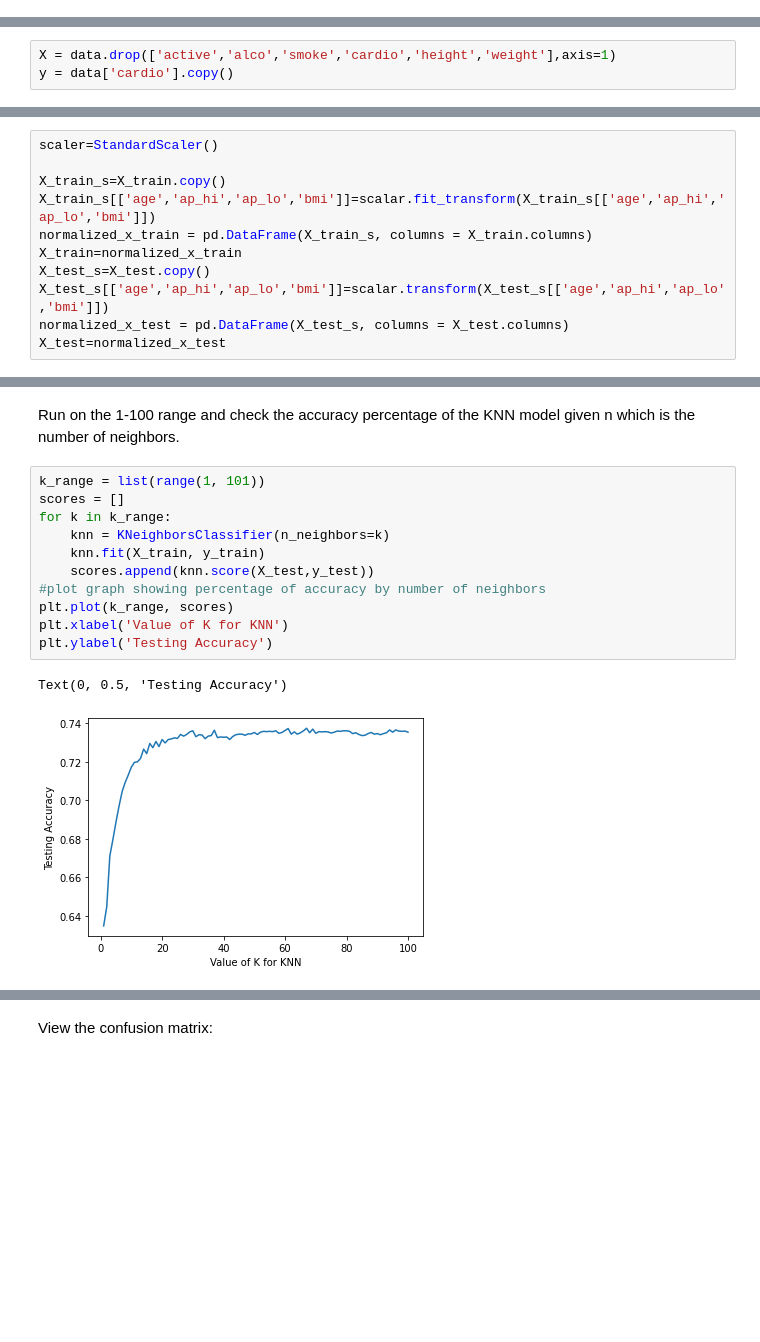
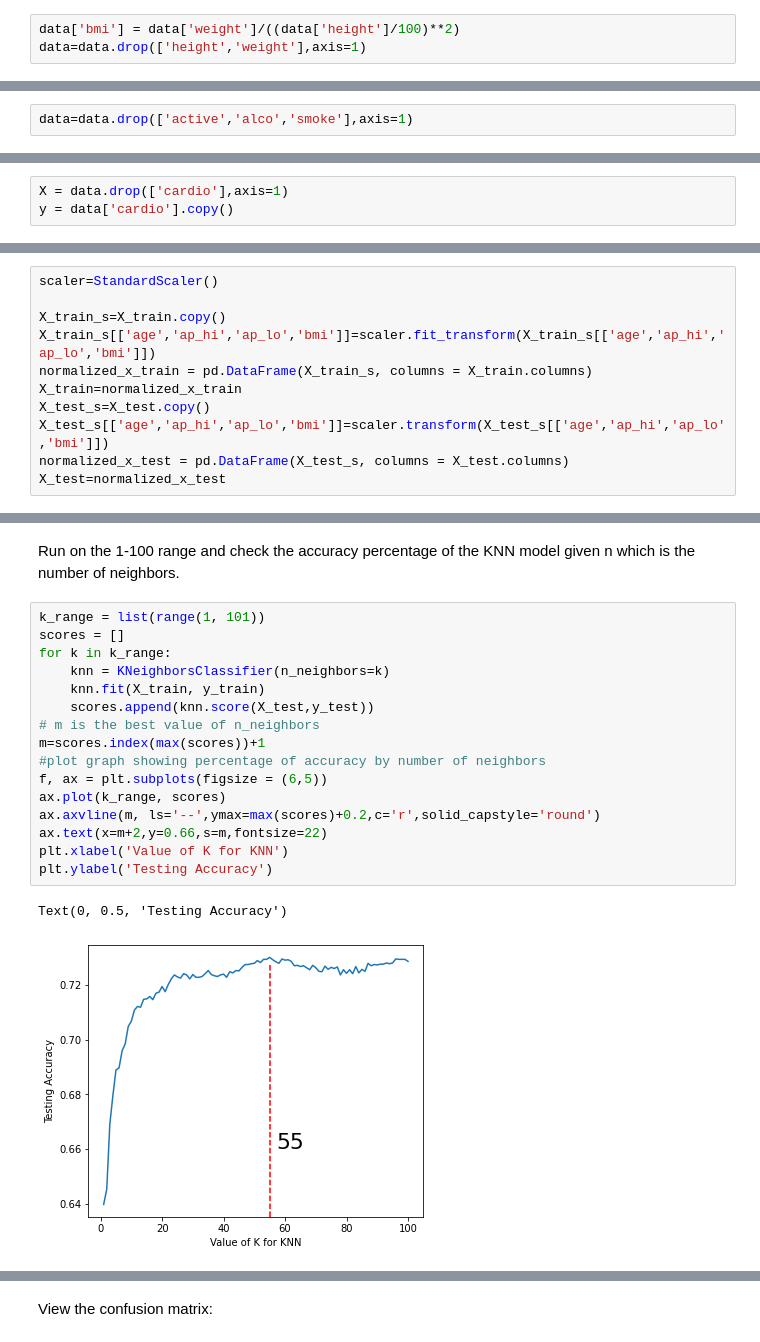
Before and after one commit to noamya-sh/Final-project-SemesterA, a Jupyter notebook: Cardiovascular-Disease-classification.ipynb, the cells around one changed output, grey strips where cells are left out. Saved outputs shown, nothing was run; the diff lists cells and outputs as text; blank space fills up the shorter version.

```diff
--- a/Cardiovascular-Disease-classification.ipynb
+++ b/Cardiovascular-Disease-classification.ipynb
@@ -143 +150,4 @@ We will add to the data feature 'bmi' according to the following formula:
+# %%
+data['bmi'] = data['weight']/((data['height']/100)**2)
+data=data.drop(['height','weight'],axis=1)
 # %%
@@ -184,9 +195,11 @@ It can be seen that the factors that mainly affect the 'cardio' feature are: blo
+# %%
+data=data.drop(['active','alco','smoke'],axis=1)
 # %% [markdown]
 # Model
 # %% [markdown]
 Delete the target label from the dataframe and store it separately:
 # %%
-X = data.drop(['active','alco','smoke','cardio','height','weight'],axis=1)
+X = data.drop(['cardio'],axis=1)
 y = data['cardio'].copy()
 # %% [markdown]
 Split the data into a training set and a test set:
@@ -198,11 +211,11 @@ Standardize the data to allow the model to better study the data.
 scaler=StandardScaler()
 
 X_train_s=X_train.copy()
-X_train_s[['age','ap_hi','ap_lo','bmi']]=scalar.fit_transform(X_train_s[['age','ap_hi','ap_lo','bmi']])
+X_train_s[['age','ap_hi','ap_lo','bmi']]=scaler.fit_transform(X_train_s[['age','ap_hi','ap_lo','bmi']])
 normalized_x_train = pd.DataFrame(X_train_s, columns = X_train.columns)
 X_train=normalized_x_train
 X_test_s=X_test.copy()
-X_test_s[['age','ap_hi','ap_lo','bmi']]=scalar.transform(X_test_s[['age','ap_hi','ap_lo','bmi']])
+X_test_s[['age','ap_hi','ap_lo','bmi']]=scaler.transform(X_test_s[['age','ap_hi','ap_lo','bmi']])
 normalized_x_test = pd.DataFrame(X_test_s, columns = X_test.columns)
 X_test=normalized_x_test
 # %% [markdown]
@@ -221,15 +234,20 @@ Run on the 1-100 range and check the accuracy percentage of the KNN model given
 # %%
 k_range = list(range(1, 101))
 scores = []
 for k in k_range:
     knn = KNeighborsClassifier(n_neighbors=k)
     knn.fit(X_train, y_train)
     scores.append(knn.score(X_test,y_test))
+# m is the best value of n_neighbors
+m=scores.index(max(scores))+1
 #plot graph showing percentage of accuracy by number of neighbors
-plt.plot(k_range, scores)
+f, ax = plt.subplots(figsize = (6,5))
+ax.plot(k_range, scores)
+ax.axvline(m, ls='--',ymax=max(scores)+0.2,c='r',solid_capstyle='round')
+ax.text(x=m+2,y=0.66,s=m,fontsize=22)
 plt.xlabel('Value of K for KNN')
 plt.ylabel('Testing Accuracy')
 # %% [output]
 Text(0, 0.5, 'Testing Accuracy')
-[figure, old version]
+[figure, new version]
 # %% [markdown]
```
Also changed, not shown: parts of 21 cells of this notebook.
